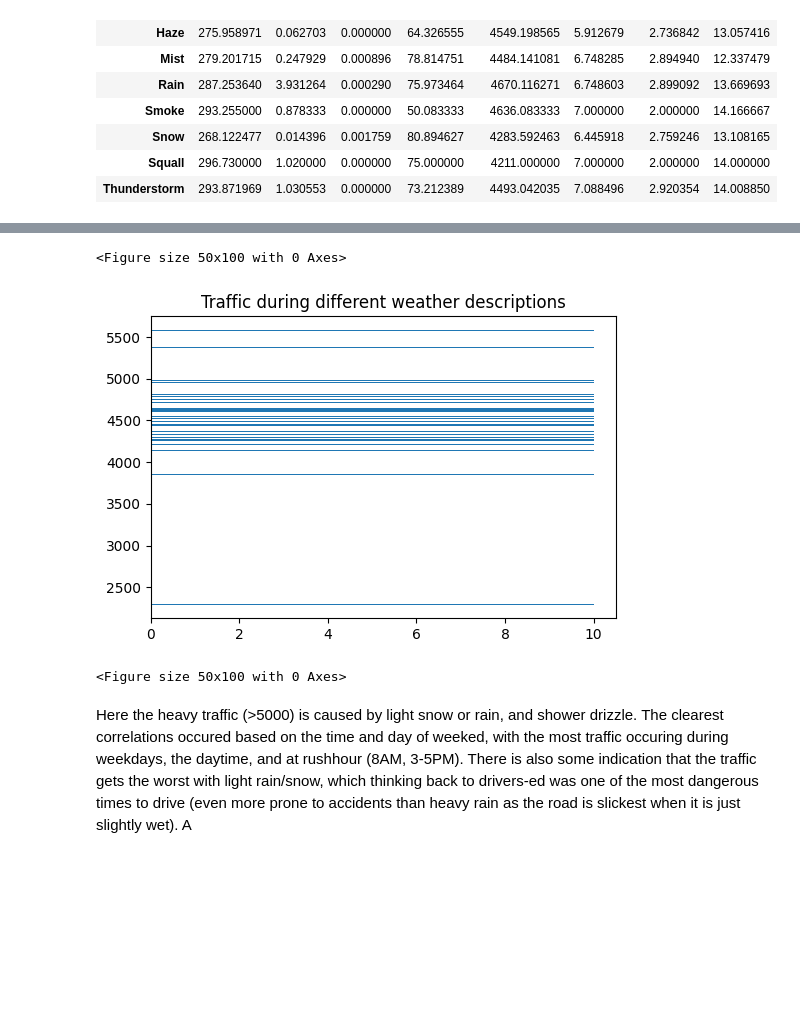
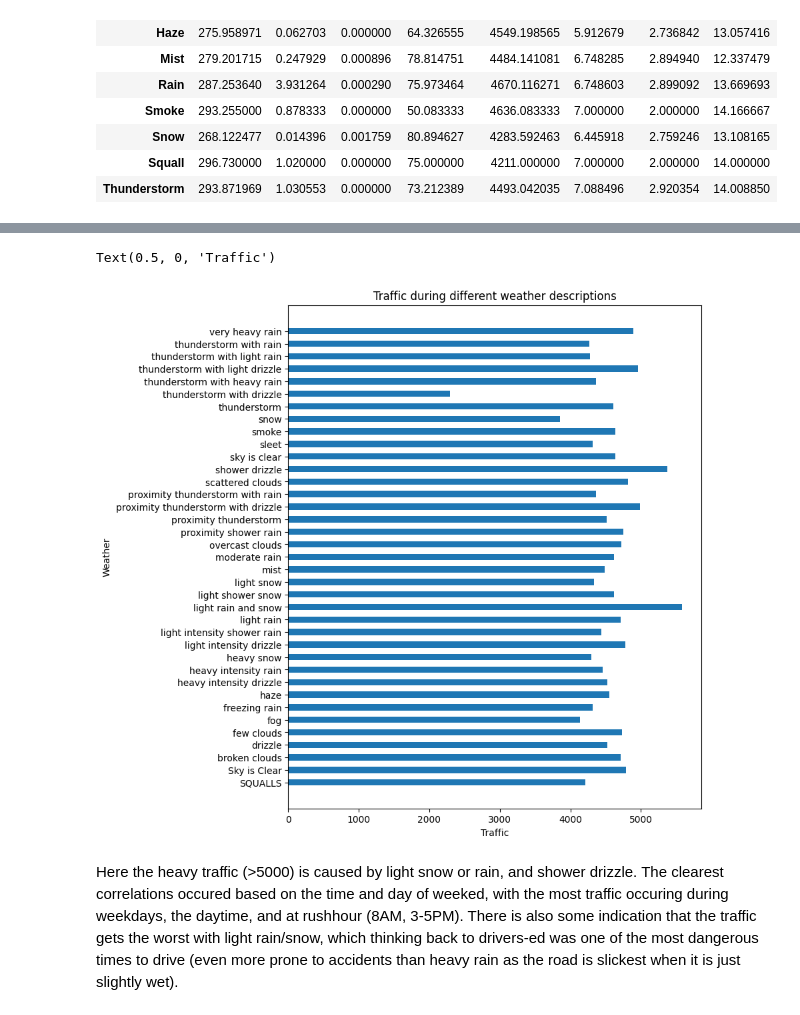
Before and after one commit to ryta2670/Python-Vizualizing-Traffic-Data, a Jupyter notebook: Basics.ipynb, the cells around one changed output, grey strips where cells are left out. Drawn from its saved outputs; the diff is of its cells as text; code cells hidden in the pictures; blank space fills up the shorter version.

```diff
--- a/Basics.ipynb
+++ b/Basics.ipynb
@@ -321,10 +304,15 @@ by_weather_description
+# %%
+
+by_weather_description.index.name = 'newhead'
+by_weather_description.reset_index(inplace=True)
 # %%
-plt.barh(by_weather_description['traffic_volume'], width = 10, height = 10)
+plt.figure(figsize=(8,10))
+plt.barh(width = by_weather_description['traffic_volume'] , y =by_weather_description['newhead'] , height = .5 )
 plt.title('Traffic during different weather descriptions')
-plt.figure(figsize=(.5,1))
+plt.ylabel('Weather')
+plt.xlabel('Traffic')
 # %% [output]
-<Figure size 50x100 with 0 Axes>
+Text(0.5, 0, 'Traffic')
-[figure, old version]
+[figure, new version]
-<Figure size 50x100 with 0 Axes>
 # %% [markdown]
-Here the heavy traffic (>5000) is caused by light snow or rain, and shower drizzle. The clearest correlations occured based on the time and day of weeked, with the most traffic occuring during weekdays, the daytime, and at rushhour (8AM, 3-5PM). There is also some indication that the traffic gets the worst with light rain/snow, which thinking back to drivers-ed was one of the most dangerous times to drive (even more prone to accidents than heavy rain as the road is slickest when it is just slightly wet). A
+Here the heavy traffic (>5000) is caused by light snow or rain, and shower drizzle. The clearest correlations occured based on the time and day of weeked, with the most traffic occuring during weekdays, the daytime, and at rushhour (8AM, 3-5PM). There is also some indication that the traffic gets the worst with light rain/snow, which thinking back to drivers-ed was one of the most dangerous times to drive (even more prone to accidents than heavy rain as the road is slickest when it is just slightly wet).
```
Also changed, not shown: parts of 3 cells of this notebook.
